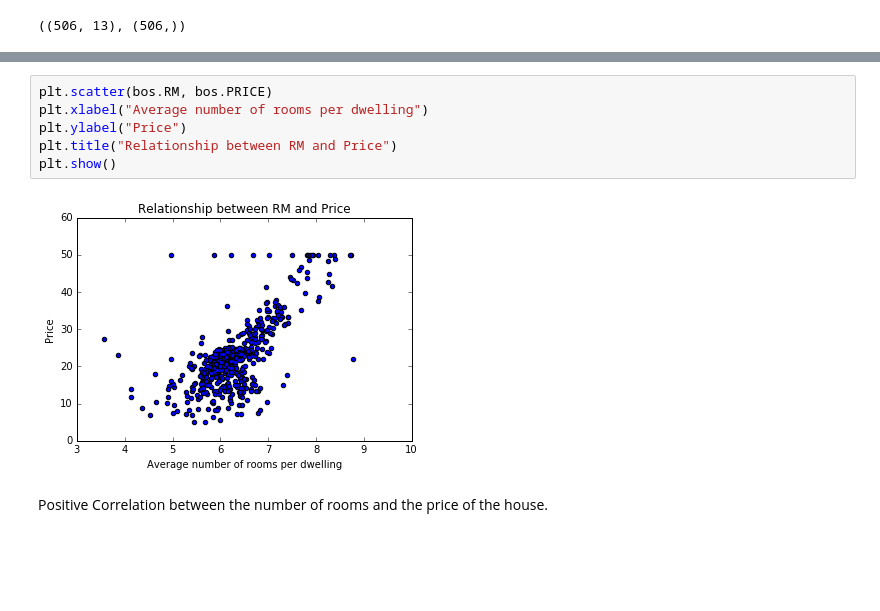
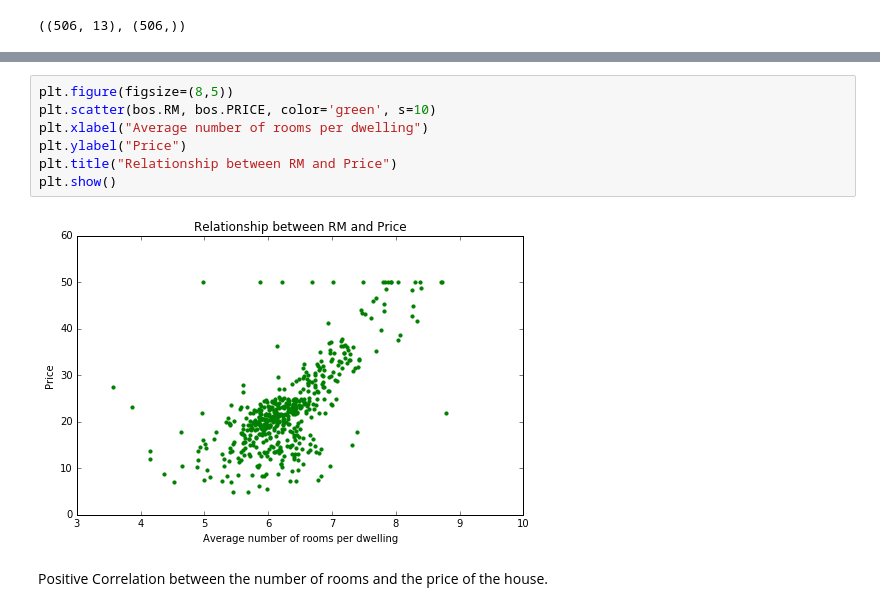
Before and after one commit to SoleilSunshine/Portfolio, a Jupyter notebook: BostonHousingPrices-LR+StatsModels.ipynb, the cells around one changed output, grey strips where cells are left out. Drawn from its saved outputs; the diff is of its cells as text; blank space fills up the shorter version.

Commit message:
Additional visualizations 1

```diff
--- a/BostonHousingPrices-LR+StatsModels.ipynb
+++ b/BostonHousingPrices-LR+StatsModels.ipynb
@@ -153,11 +619,12 @@ Intercept value:  36.4911032804
 # %%
-plt.scatter(bos.RM, bos.PRICE)
+plt.figure(figsize=(8,5))
+plt.scatter(bos.RM, bos.PRICE, color='green', s=10)
 plt.xlabel("Average number of rooms per dwelling")
 plt.ylabel("Price")
 plt.title("Relationship between RM and Price")
 plt.show()
 # %% [output]
-[figure, old version]
+[figure, new version]
 # %% [markdown]
 Positive Correlation between the number of rooms and the price of the house.
 # %%
```
Also changed, not shown: parts of 89 cells of this notebook.
